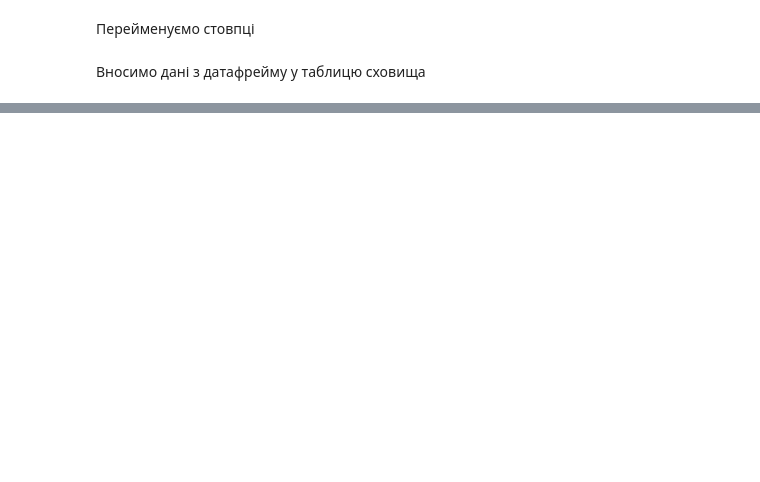
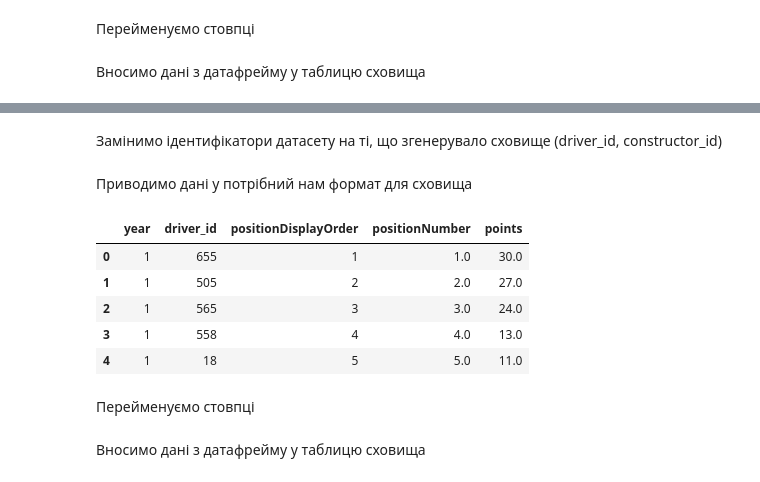
Before and after one commit to zagrebelnio/F1-Championship-Data-Analysis, a Jupyter notebook: storage/scripts/fact_tables.ipynb, the cells around one changed output, grey strips where cells are left out. Saved outputs shown, nothing was run; the diff lists cells and outputs as text; code cells hidden in the pictures; blank space fills up the shorter version.

Commit message:
feat: added Seasons Driver Standings

```diff
--- a/storage/scripts/fact_tables.ipynb
+++ b/storage/scripts/fact_tables.ipynb
@@ -649,0 +645,4 @@ insert_data(seasons_constructor_standings_df, 'seasons_constructor_standings')
+# %%
+seasons_driver_standings_df = pd.read_csv('../data/f1db-seasons-driver-standings.csv')
+seasons_driver_standings_df.head()
+seasons_driver_standings_df.info(100)
@@ -649,0 +663,20 @@ insert_data(seasons_constructor_standings_df, 'seasons_constructor_standings')
+# %% [markdown]
+Замінимо ідентифікатори датасету на ті, що згенерувало сховище (driver_id, constructor_id)
+# %%
+seasons_driver_standings_df['driver_id'] = seasons_driver_standings_df.merge(drivers_id_df, left_on='driverId', right_on='id', how='left')['dbId']
+seasons_driver_standings_df['year'] = seasons_driver_standings_df.merge(seasons_id_df, left_on='year', right_on='id', how='left')['dbId']
+# %% [markdown]
+Приводимо дані у потрібний нам формат для сховища
+# %%
+seasons_driver_standings_df = seasons_driver_standings_df[['year', 'driver_id', 'positionDisplayOrder', 'positionNumber', 'points']]
+
+seasons_driver_standings_df.head()
+# %% [output]
+|  | year | driver_id | positionDisplayOrder | positionNumber | points |
+| 0 | 1 | 655 | 1 | 1.0 | 30.0 |
+| 1 | 1 | 505 | 2 | 2.0 | 27.0 |
+| 2 | 1 | 565 | 3 | 3.0 | 24.0 |
+| 3 | 1 | 558 | 4 | 4.0 | 13.0 |
+| 4 | 1 | 18 | 5 | 5.0 | 11.0 |
+# %% [markdown]
+Перейменуємо стовпці
@@ -649,0 +685,2 @@ insert_data(seasons_constructor_standings_df, 'seasons_constructor_standings')
+# %% [markdown]
+Вносимо дані з датафрейму у таблицю сховища
```
Also changed, not shown: parts of 5 cells of this notebook.
